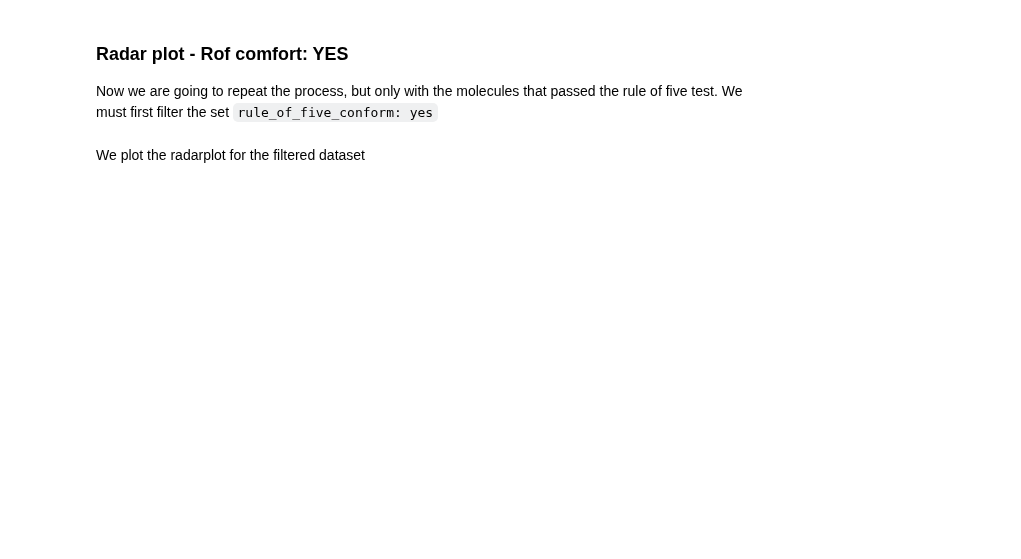
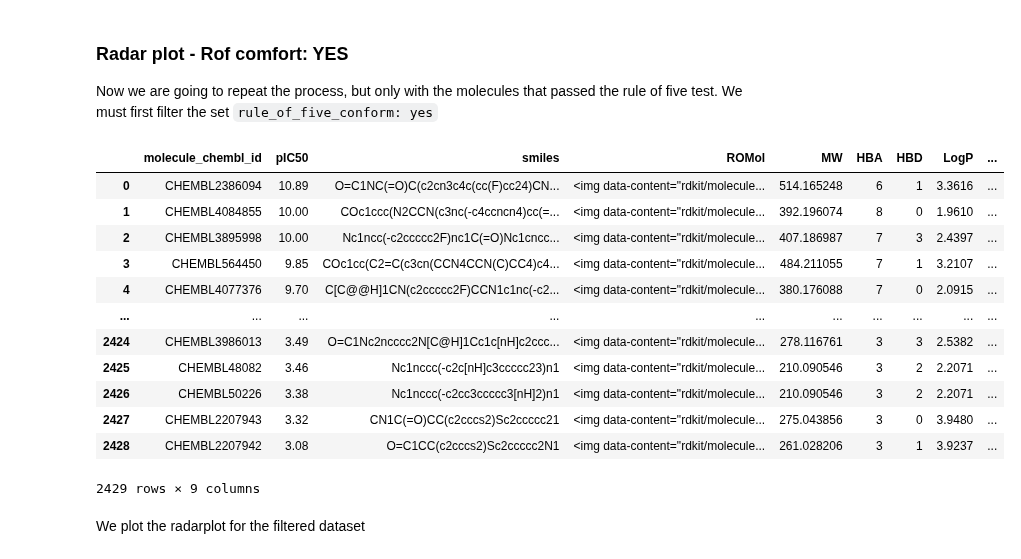
Before and after one commit to ramirezlab/CHEMO, a Jupyter notebook: 2_PART_TWO/2.3_Lipinski.en.ipynb, the cells around one changed output. Saved outputs shown, nothing was run; the diff lists cells and outputs as text; code cells hidden in the pictures; blank space fills up the shorter version.

```diff
--- a/2_PART_TWO/2.3_Lipinski.en.ipynb
+++ b/2_PART_TWO/2.3_Lipinski.en.ipynb
@@ -344,6 +340,22 @@ We must first filter the set `rule_of_five_conform: yes`
 # %%
 df_molecule_Ro5_yes = df_molecule[df_molecule['rule_of_five_conform']=='yes']
 df_molecule_Ro5_yes.reset_index(inplace=True, drop=True)
+# set of data that do satisfy the rule
+df_molecule_Ro5_yes
+# %% [output]
+|  | molecule_chembl_id | pIC50 | smiles | ROMol | MW | HBA | HBD | LogP | ... |
+| 0 | CHEMBL2386094 | 10.89 | O=C1NC(=O)C(c2cn3c4c(cc(F)cc24)CN... | <img data-content="rdkit/molecule... | 514.165248 | 6 | 1 | 3.3616 | ... |
+| 1 | CHEMBL4084855 | 10.00 | COc1ccc(N2CCN(c3nc(-c4ccncn4)cc(=... | <img data-content="rdkit/molecule... | 392.196074 | 8 | 0 | 1.9610 | ... |
+| 2 | CHEMBL3895998 | 10.00 | Nc1ncc(-c2ccccc2F)nc1C(=O)Nc1cncc... | <img data-content="rdkit/molecule... | 407.186987 | 7 | 3 | 2.4397 | ... |
+| 3 | CHEMBL564450 | 9.85 | COc1cc(C2=C(c3cn(CCN4CCN(C)CC4)c4... | <img data-content="rdkit/molecule... | 484.211055 | 7 | 1 | 3.2107 | ... |
+| 4 | CHEMBL4077376 | 9.70 | C[C@@H]1CN(c2ccccc2F)CCN1c1nc(-c2... | <img data-content="rdkit/molecule... | 380.176088 | 7 | 0 | 2.0915 | ... |
+| ... | ... | ... | ... | ... | ... | ... | ... | ... | ... |
+| 2424 | CHEMBL3986013 | 3.49 | O=C1Nc2ncccc2N[C@H]1Cc1c[nH]c2ccc... | <img data-content="rdkit/molecule... | 278.116761 | 3 | 3 | 2.5382 | ... |
+| 2425 | CHEMBL48082 | 3.46 | Nc1nccc(-c2c[nH]c3ccccc23)n1 | <img data-content="rdkit/molecule... | 210.090546 | 3 | 2 | 2.2071 | ... |
+| 2426 | CHEMBL50226 | 3.38 | Nc1nccc(-c2cc3ccccc3[nH]2)n1 | <img data-content="rdkit/molecule... | 210.090546 | 3 | 2 | 2.2071 | ... |
+| 2427 | CHEMBL2207943 | 3.32 | CN1C(=O)CC(c2cccs2)Sc2ccccc21 | <img data-content="rdkit/molecule... | 275.043856 | 3 | 0 | 3.9480 | ... |
+| 2428 | CHEMBL2207942 | 3.08 | O=C1CC(c2cccs2)Sc2ccccc2N1 | <img data-content="rdkit/molecule... | 261.028206 | 3 | 1 | 3.9237 | ... |
+2429 rows × 9 columns
 # %% [markdown]
 We plot the radarplot for the filtered dataset
 # %%
```
Also changed, not shown: parts of 19 cells of this notebook, 6 other files.
